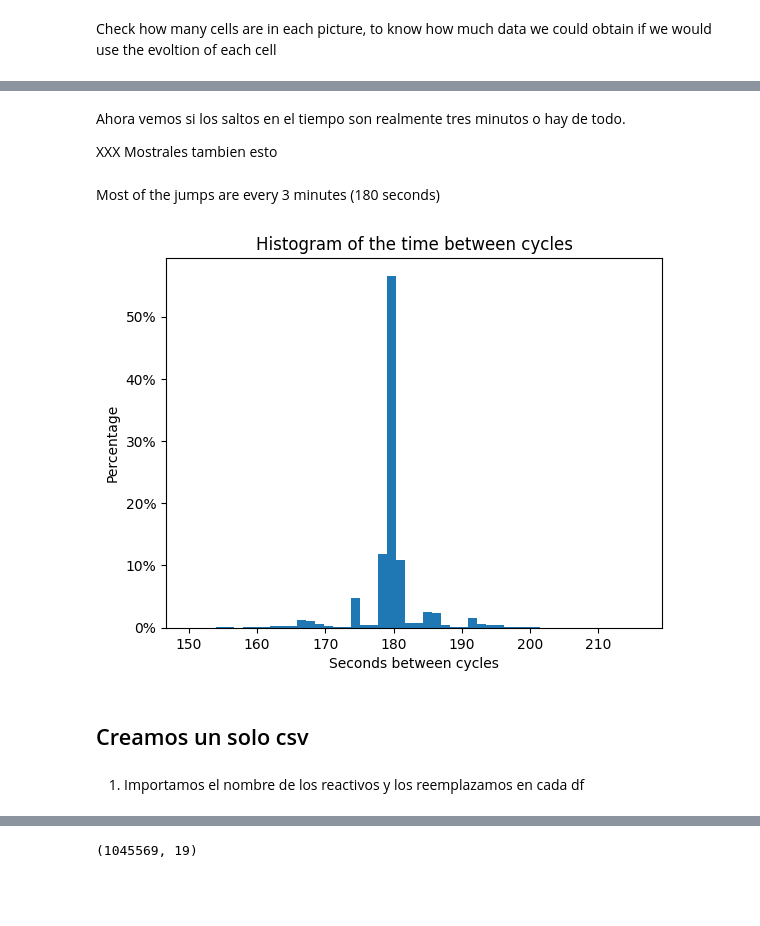
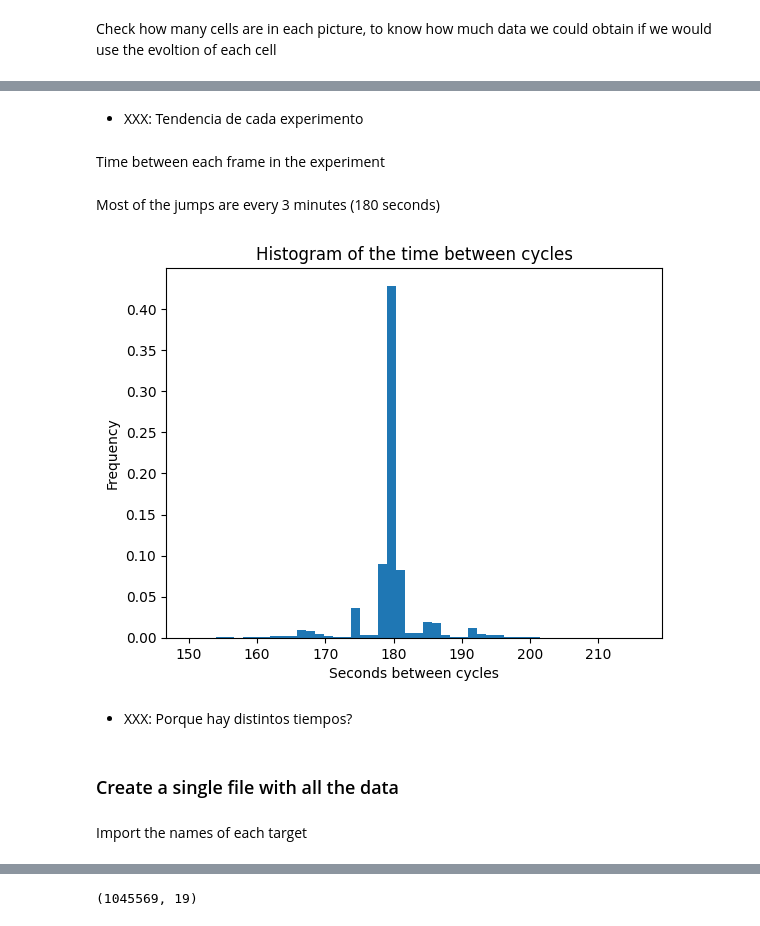
Before and after one commit to andreuva/BioChem_DrugTest, a Jupyter notebook: analisis_1.ipynb, the cells around one changed output, grey strips where cells are left out. Saved outputs shown, nothing was run; the diff lists cells and outputs as text; code cells hidden in the pictures; blank space fills up the shorter version.

```diff
--- a/analisis_1.ipynb
+++ b/analisis_1.ipynb
@@ -384,15 +381,0 @@ Hacemos una grafica eje X cuantas celculas tiene a inici, eje Y cuantas celculas
-# %%
-# regresion cycle vs number of cells
-list_x = []
-list_y = []
-
-for metric in metrics:
-    file = f'data/metrics_{metric}.csv'
-    df = pd.read_csv(file)
-    for well in df['Well'].unique():
-        min_cylce = min(df[df['Well']==well]['Cycle'].unique())
-        max_cylce = max(df[df['Well']==well]['Cycle'].unique())
-        list_y.append(df[(df['Well']==well) & (df['Cycle']==max_cylce)].shape[0])
-        list_x.append(df[(df['Well']==well) & (df['Cycle']==min_cylce)].shape[0])
-
-print(len(list_x),len(list_y))
@@ -414,36 +397,47 @@ plt.show()
-# %% [markdown]
-Ahora vemos si los saltos en el tiempo son realmente tres minutos o hay de todo.
-
-XXX Mostrales tambien esto
+# %% [markdown]
+- XXX: Tendencia de cada experimento
+# %% [markdown]
+Time between each frame in the experiment
 # %%
-list_info = []
+intervals_time = []
 
+# for each metric
 for metric in metrics:
     file = f'data/metrics_{metric}.csv'
     df = pd.read_csv(file)
+
+    # for each well
     for well in df['Well'].unique():
-        df_j = df[df['Well']==well]
-        list_times = [datetime.strptime(x,"%H:%M:%S") for x in df_j['Time']]
-        list_of_seconds = [(x - datetime(1900,1,1)).total_seconds() for x in list_times]
-        jumps = [x1-x2 for x1,x2 in zip(list_of_seconds[1:],list_of_seconds[:-1]) if x1-x2 != 0]
-        list_info = list_info + jumps
+
+        # get the df of the well
+        df_well = df[df['Well']==well]
+        # get the time of the cycles (just the first time of each cycle)
+        times = []
+        for cycle in df_well['Cycle'].unique():
+            time = df_well[df_well['Cycle']==cycle]['Time'].values[0]
+            times.append(datetime.strptime(time,"%H:%M:%S"))
+
+        list_of_seconds = [(x - datetime.strptime("00:00:00", "%H:%M:%S")).total_seconds() for x in times]
+        interval = [x1-x2 for x1,x2 in zip(list_of_seconds[1:],list_of_seconds[:-1]) if x1-x2 != 0]
+        intervals_time += interval
 # %% [markdown]
 
 Most of the jumps are every 3 minutes (180 seconds)
 # %%
 # show the histogram
-plt.hist(list_info, bins=50, weights=[1. / len(list_info)] * len(list_info))
-plt.gca().yaxis.set_major_formatter(PercentFormatter(1))
+plt.hist(intervals_time, bins=50, density=True)
 plt.title("Histogram of the time between cycles")
-plt.ylabel("Percentage")
+plt.ylabel("Frequency")
 plt.xlabel("Seconds between cycles")
 plt.show()
 # %% [output]
-[figure, old version]
+[figure, new version]
-# %% [markdown]
-## Creamos un solo csv
-# %% [markdown]
-1) Importamos el nombre de los reactivos y los reemplazamos en cada df
+# %% [markdown]
+- XXX: Porque hay distintos tiempos?
+# %% [markdown]
+### Create a single file with all the data
+# %% [markdown]
+Import the names of each target
 # %%
 df_compounds = pd.read_excel('data/original/Nombre de los productos.xlsx',header=0, names=["Experimento","A1","A2","B1","B2"])
 df_compounds.dropna(subset=['Experimento'], inplace=True)
```
Also changed, not shown: parts of 46 cells of this notebook, 6 other files.
